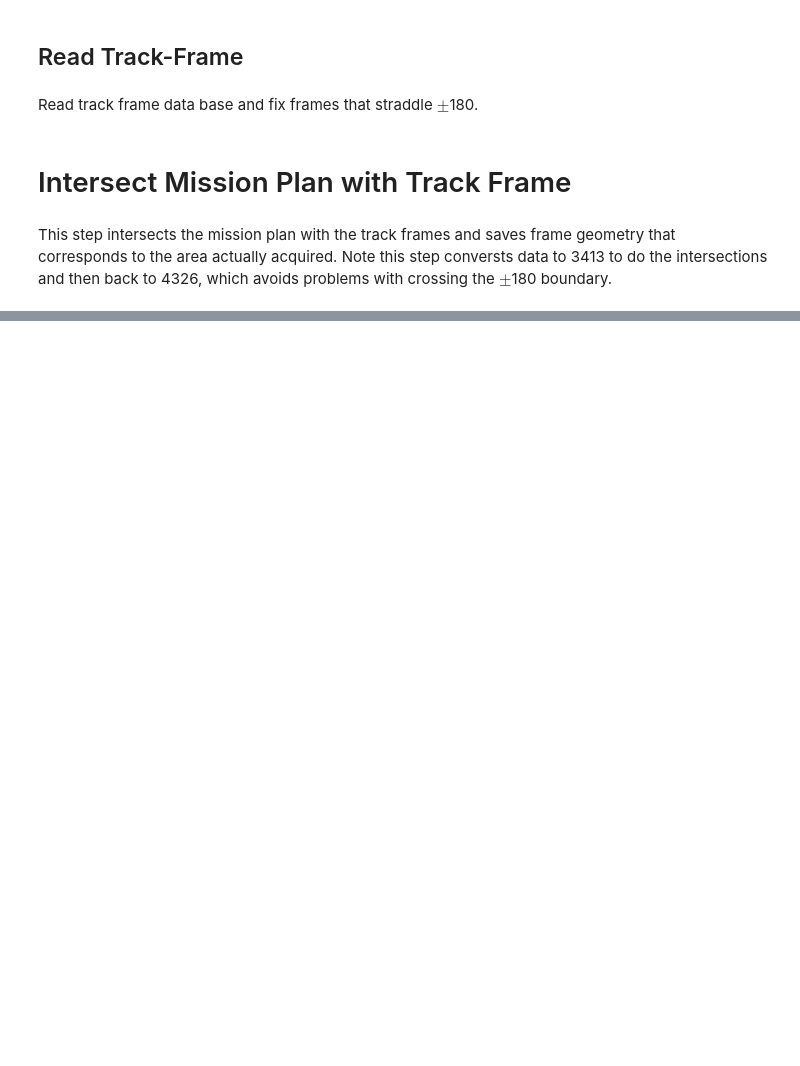
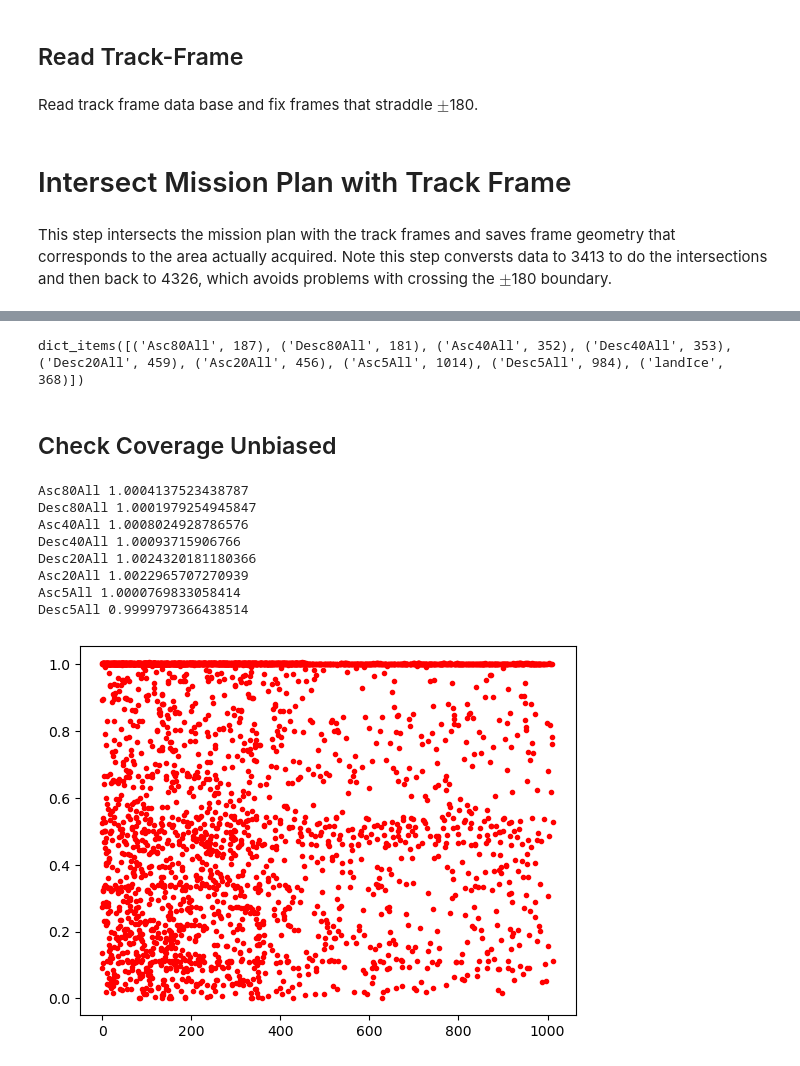
Before and after one commit to fastice/nisarPlanToFrames, a Jupyter notebook: ArcticFrames.ipynb, the cells around one changed output, grey strips where cells are left out. Cells and saved outputs as stored; diff of their text form; code cells hidden in the pictures; blank space fills up the shorter version.

```diff
--- a/ArcticFrames.ipynb
+++ b/ArcticFrames.ipynb
@@ -286,0 +311,21 @@ pd.DataFrame(countsFraction.items(), columns=['Mode', 'Numnber of Frames'])
+# %%
+counts.items()
+# %% [output]
+dict_items([('Asc80All', 187), ('Desc80All', 181), ('Asc40All', 352), ('Desc40All', 353), ('Desc20All', 459), ('Asc20All', 456), ('Asc5All', 1014), ('Desc5All', 984), ('landIce', 368)])
+# %% [markdown]
+## Check Coverage Unbiased
+# %%
+for f in framed:
+    c = framed[f]['coverage']
+    print(f, np.median(c[c > 0.9]))
+    plt.plot(framed[f]['coverage'], 'r.')
+# %% [output]
+Asc80All 1.0004137523438787
+Desc80All 1.0001979254945847
+Asc40All 1.0008024928786576
+Desc40All 1.00093715906766
+Desc20All 1.0024320181180366
+Asc20All 1.0022965707270939
+Asc5All 1.0000769833058414
+Desc5All 0.9999797366438514
+[figure, added]
```
Also changed, not shown: parts of 12 cells of this notebook, 39 other files.
